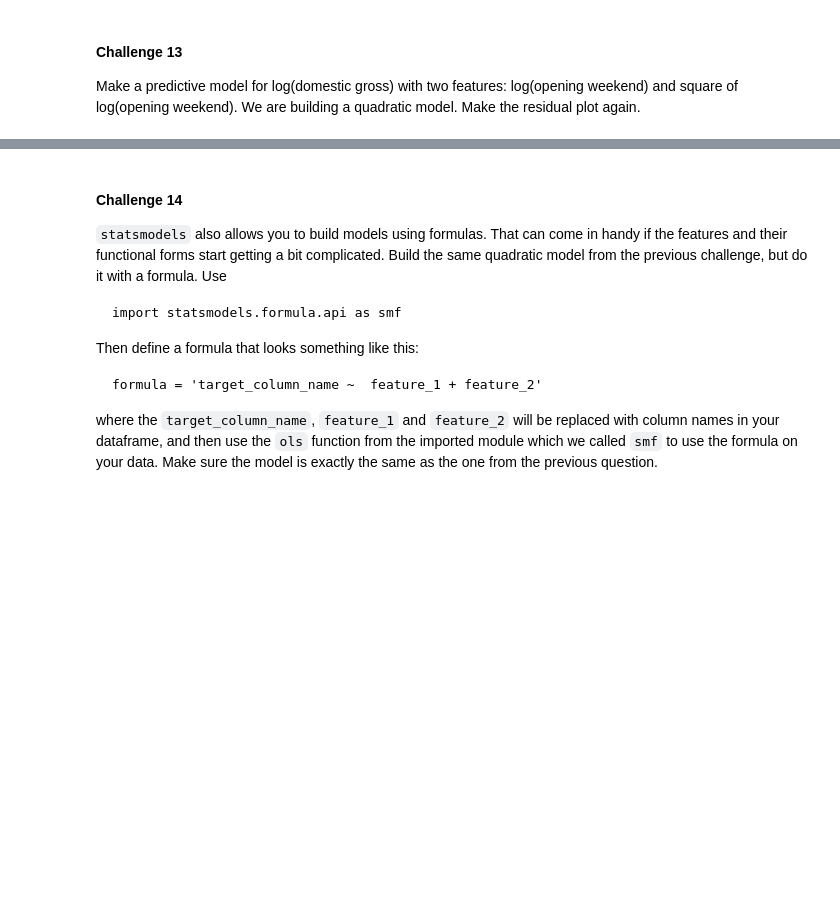
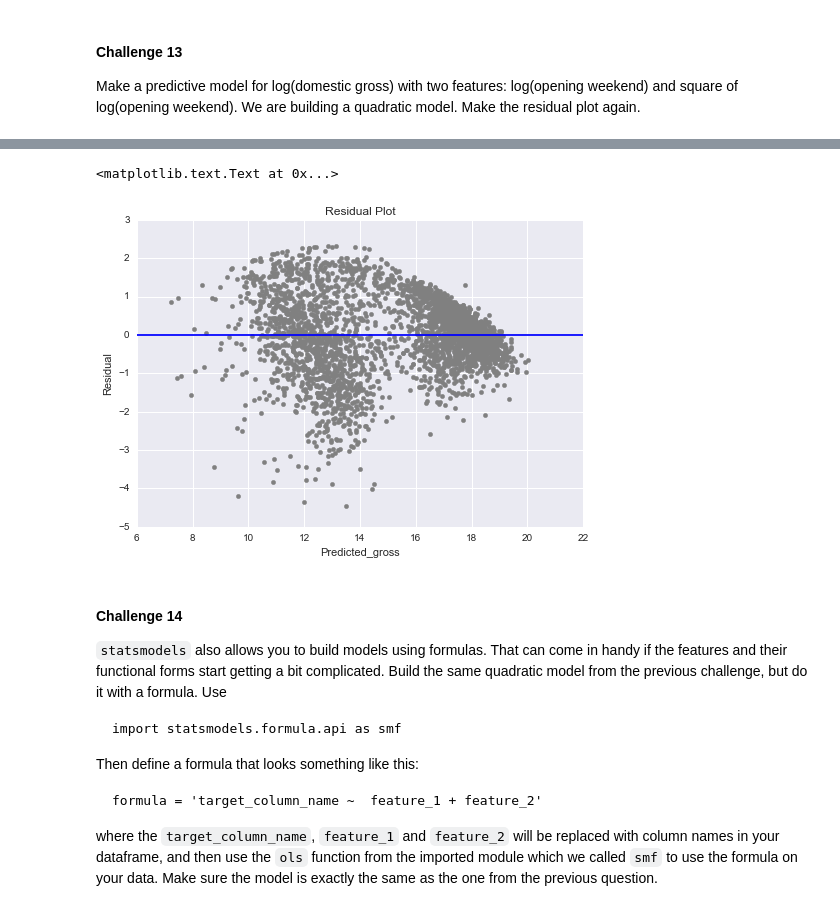
Before and after one commit to TejjeT/DataScienceProject1, a Jupyter notebook: day_02/EDA and Regression Challenges Yinan Yu.ipynb, the cells around one changed output, grey strips where cells are left out. Saved outputs shown, nothing was run; the diff lists cells and outputs as text; code cells hidden in the pictures; blank space fills up the shorter version.

```diff
--- a/day_02/EDA and Regression Challenges Yinan Yu.ipynb
+++ b/day_02/EDA and Regression Challenges Yinan Yu.ipynb
@@ -486,3 +486,11 @@ plt.ylabel("Residual")
 Make a predictive model for log(domestic gross) with two features:
 log(opening weekend) and square of log(opening weekend). We are
 building a quadratic model. Make the residual plot again.
+# %%
+#create X and Y
+Y = np.log(df.domestic_gross)
+X = np.column_stack((sm.add_constant(np.log(df.opening_weekend_take)),np.log(df.opening_weekend_take)**2))
+# %%
+#build a multivariate reg model
+linmodel_multi = sm.OLS(Y,X).fit()
+linmodel_multi.summary()
@@ -489,3 +516,16 @@ building a quadratic model. Make the residual plot again.
+# %%
+predicted_gross_multi = linmodel_multi.predict(X)
+# %%
+#plot of residuals
+residual= predicted_gross_multi - Y
+plt.scatter(predicted_gross, residual, color='gray')
+plt.axhline(y=0)
+plt.title("Residual Plot")
+plt.xlabel("Predicted_gross")
+plt.ylabel("Residual")
+# %% [output]
+<matplotlib.text.Text at 0x...>
+[figure, added]
 # %% [markdown]
 #### Challenge 14
 
```
Also changed, not shown: parts of 7 cells of this notebook.
